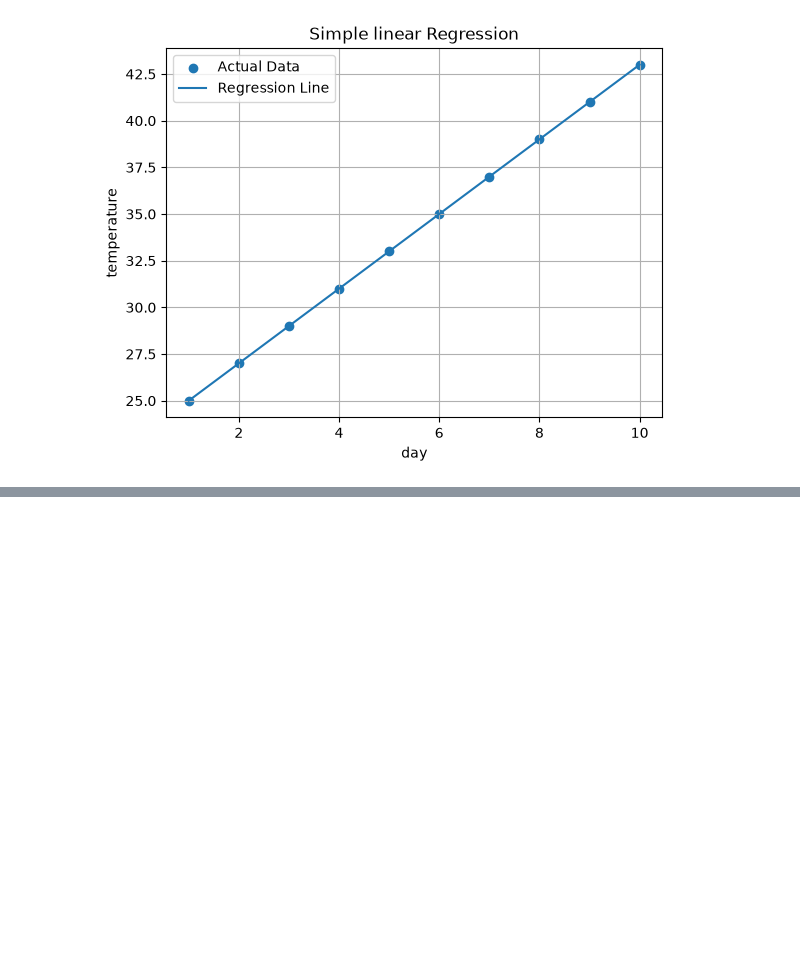
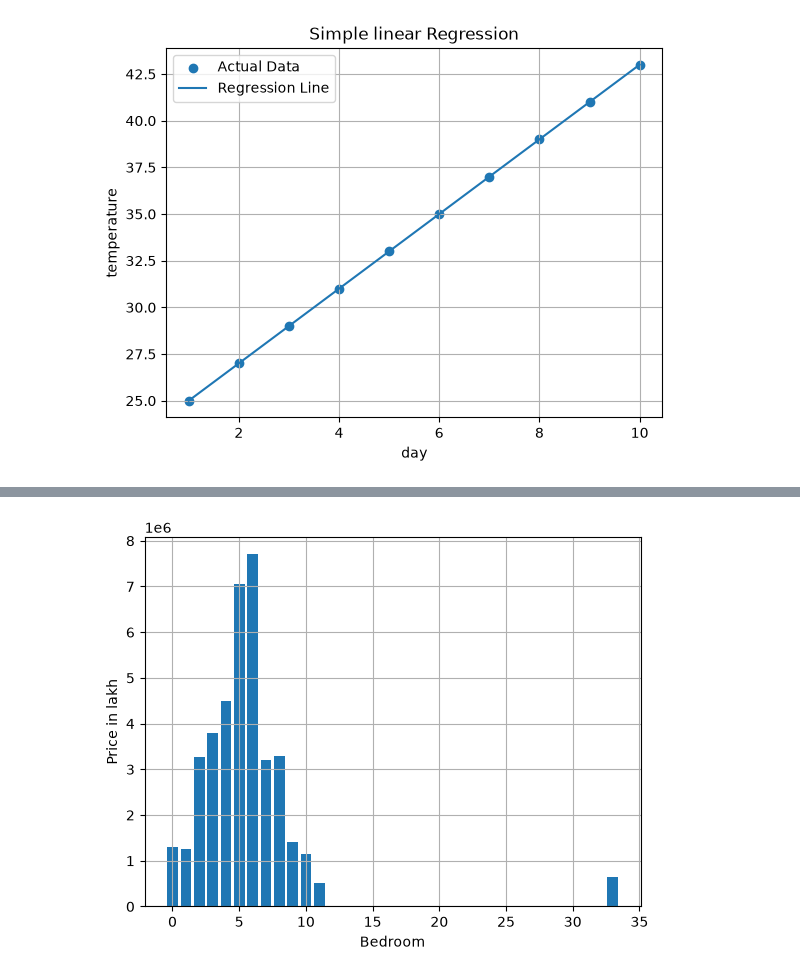
Before and after one commit to ankit-kr-maurya-82/Data-Science, a Jupyter notebook: day12.ipynb, the cells around one changed output, grey strips where cells are left out. Saved outputs shown, nothing was run; the diff lists cells and outputs as text; code cells hidden in the pictures; blank space fills up the shorter version.

```diff
--- a/day12.ipynb
+++ b/day12.ipynb
@@ -214,0 +272,6 @@ Predicted Salary = ₹47500.00
+# %%
+import pandas as pd
+import matplotlib.pyplot as plt
+from sklearn.linear_model import LinearRegression
+
+data=pd.read_csv("kc_house_data.csv")
@@ -214,0 +390,10 @@ Predicted Salary = ₹47500.00
+# %%
+bed= data['bedrooms']
+price= data['price']
+plt.bar(bed, price)
+plt.grid()
+plt.xlabel("Bedroom")
+plt.ylabel("Price in lakh")
+plt.show()
+# %% [output]
+[figure, added]
```
Also changed, not shown: parts of 22 cells of this notebook, 2 other files.
